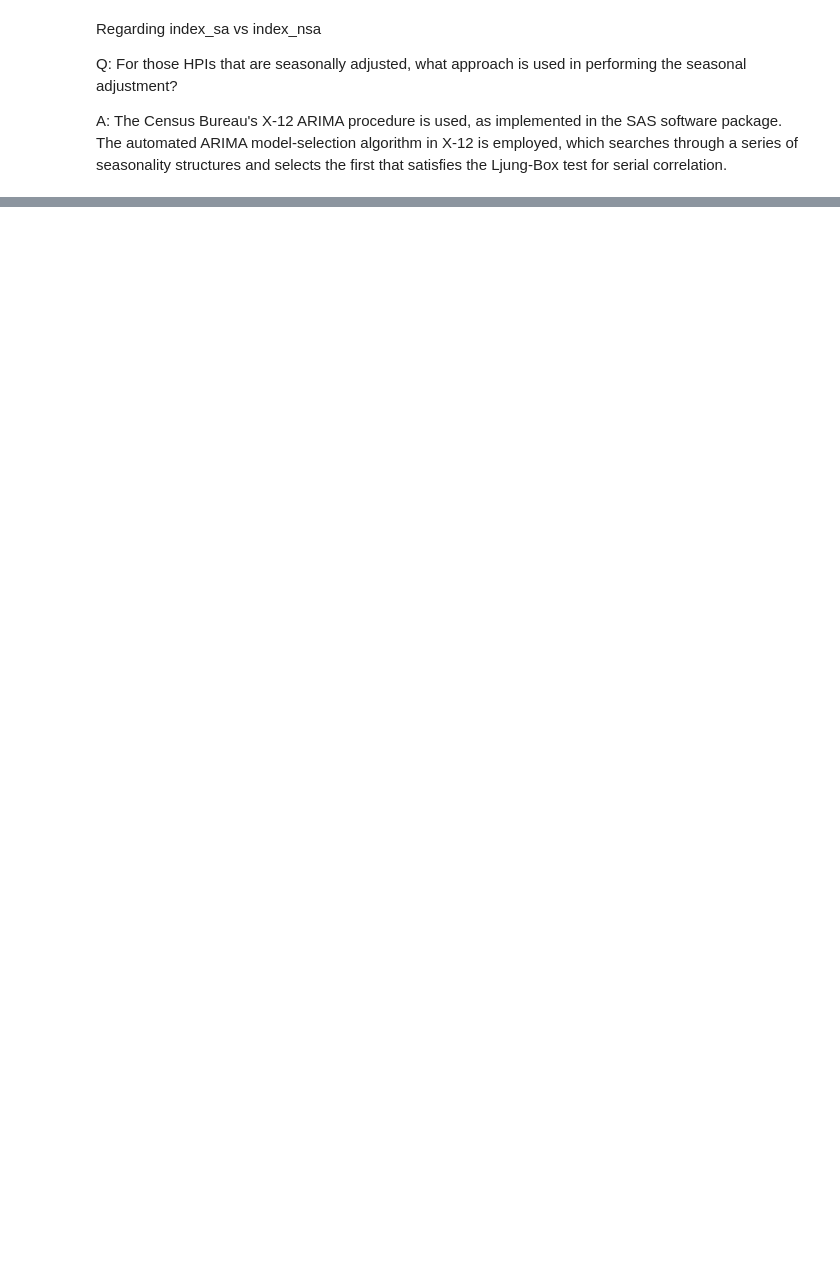
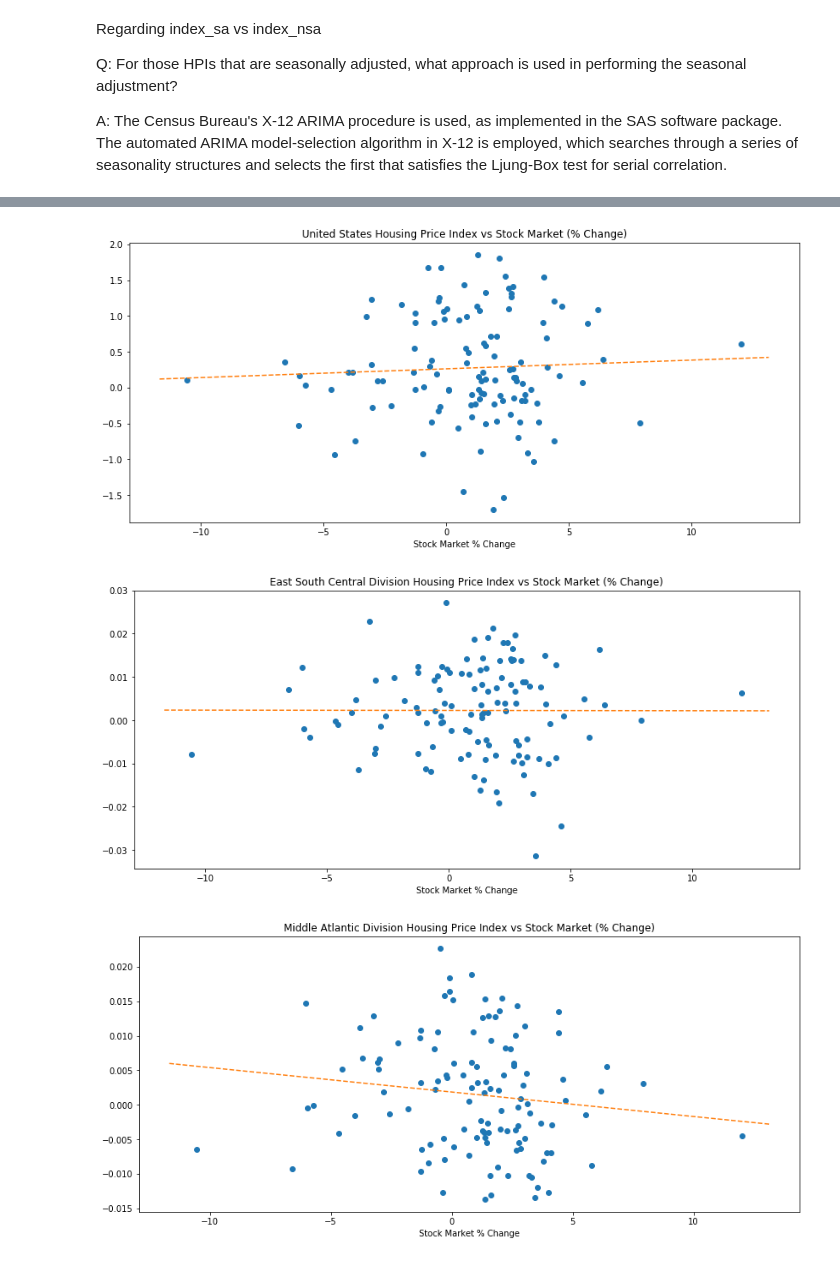
Before and after one commit to bagerson/Group10Project, a Jupyter notebook: readCSV_clean_data.ipynb, the cells around one changed output, grey strips where cells are left out. Drawn from its saved outputs; the diff is of its cells as text; code cells hidden in the pictures; blank space fills up the shorter version.

```diff
--- a/readCSV_clean_data.ipynb
+++ b/readCSV_clean_data.ipynb
@@ -155,0 +199,48 @@ plt.legend()
+# %%
+#Creating a generalized plot function for stockmaret vs HPI plotting
+def plotter(x, y, region_name):
+    #Making the plot/figure canvas object
+    fig, ax = plt.subplots(figsize=(14,6))
+
+    #plot the points
+    ax.plot(x, y, linewidth=0, marker="o")
+
+    # getting the line. BE SURE TO REMOVE NANs in the DF by changing .tail(X)
+    # -X means remove X amount of rows from the top
+    (slope, intercept, _, _, _) = linregress(x.tail(-1), y.tail(-1))
+
+
+    plotline(slope, intercept)
+
+    plt.title(region_name + " Housing Price Index vs Stock Market (% Change)")
+    plt.xlabel("Stock Market % Change")
+
+    plt.savefig("Pictures/" + region_name)
+# %%
+#making a stock vs HPI plot for all HPIs
+for i in range(len(HPI_dfs)):
+    HPI_df = HPI_dfs[i]
+    #Cleaning the HPI df further
+    HPI_df = HPI_df.rename(columns={"yr":"year", "period":"month", "Pct_change":"VALUE"})
+
+    #Remove extra months
+    HPI_df = HPI_df[HPI_df.year >= 2009]
+    HPI_df = HPI_df[HPI_df.year <= 2018]
+
+    #Converting to add a date-time object
+    HPI_df["day"] = 1
+    HPI_df["Date"] = pd.to_datetime(HPI_df[["year", "month", "day"]])
+    HPI_y = HPI_df["VALUE"]
+    HPI_y = HPI_y.rename("HPI")
+
+    #Get the name of the region
+    region_name = HPI_df.iloc[0,2]
+
+    #This x_axis should work for all plots now.
+    x_axis = HPI_df["Date"]
+
+    plotter(SP500_y, HPI_y, region_name)
+# %% [output]
+[figure, added]
+[figure, added]
+[figure, added]
```
Also changed, not shown: parts of 12 cells of this notebook, 22 other files.
